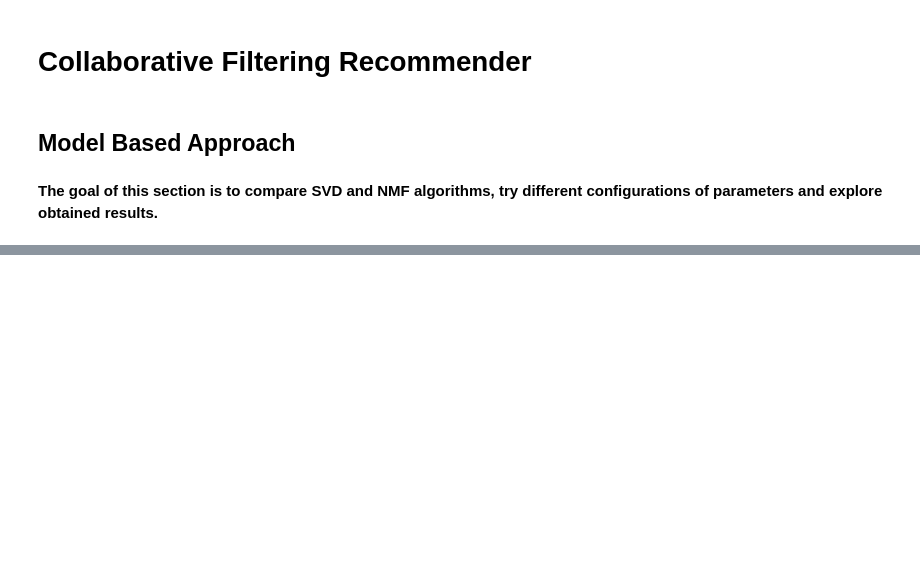
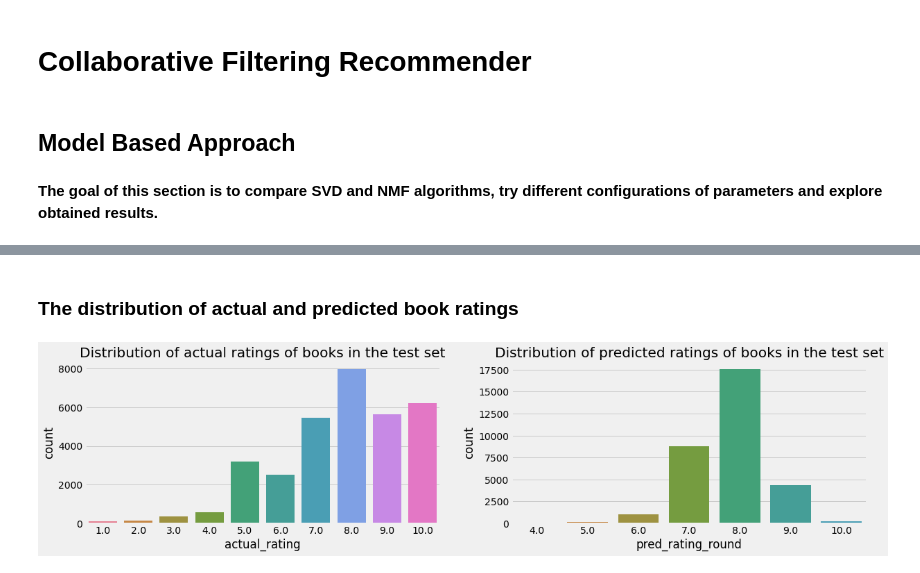
Before and after one commit to vickypandey07/Book-Recommendation-System, a Jupyter notebook: Book_Recommendation_System_Vikram_Pandey_Capstone_Project_4.ipynb, the cells around one changed output, grey strips where cells are left out. Drawn from its saved outputs; the diff is of its cells as text; code cells hidden in the pictures; blank space fills up the shorter version.

```diff
--- a/Book_Recommendation_System_Vikram_Pandey_Capstone_Project_4.ipynb
+++ b/Book_Recommendation_System_Vikram_Pandey_Capstone_Project_4.ipynb
@@ -737,0 +843,13 @@ import matplotlib.pyplot as plt
+# %%
+# Initializing parameters dictionary for GridSearchCV
+
+param_grid = {'n_factors': [80,100],
+              'n_epochs': [5, 20],
+              'lr_all': [0.002, 0.005],
+              'reg_all': [0.2, 0.4]}
+
+gs = GridSearchCV(SVD, param_grid, measures=['rmse', 'mae'], cv=3, joblib_verbose=2, n_jobs=-1)
+gs.fit(data)
+
+print(gs.best_score['rmse'])
+print(gs.best_params['rmse'])
@@ -737,0 +864,17 @@ import matplotlib.pyplot as plt
+# %%
+# Splitting train and test set and also fitting the model with hyperparameters obtained above
+
+trainset, testset = train_test_split(data, test_size=0.2)
+
+model = SVD(n_factors=80, n_epochs=20, lr_all=0.005, reg_all=0.2)
+model.fit(trainset)
+predictions = model.test(testset)
+# %%
+# Creating dataframe of results
+
+df_pred = pd.DataFrame(predictions, columns=['user_id', 'isbn', 'actual_rating', 'pred_rating', 'details'])
+df_pred['impossible'] = df_pred['details'].apply(lambda x: x['was_impossible'])
+df_pred['pred_rating_round'] = df_pred['pred_rating'].round()
+df_pred['abs_err'] = abs(df_pred['pred_rating'] - df_pred['actual_rating'])
+df_pred.drop(['details'], axis=1, inplace=True)
+df_pred.sample(5)
@@ -737,0 +888,17 @@ import matplotlib.pyplot as plt
+# %% [markdown]
+### **The distribution of actual and predicted book ratings**
+# %%
+# Following is the distribution of actual and predicted book ratings
+
+palette = sns.color_palette("husl", 10)
+fig, (ax1, ax2) = plt.subplots(nrows=1, ncols=2, figsize=(18, 4))
+
+sns.countplot(x='actual_rating', data=df_pred, palette=palette, ax=ax1)
+ax1.set_title('Distribution of actual ratings of books in the test set')
+
+sns.countplot(x='pred_rating_round', data=df_pred, palette=palette, ax=ax2)
+ax2.set_title('Distribution of predicted ratings of books in the test set')
+
+plt.show()
+# %% [output]
+[figure, added]
```
Also changed, not shown: parts of 63 cells of this notebook.
